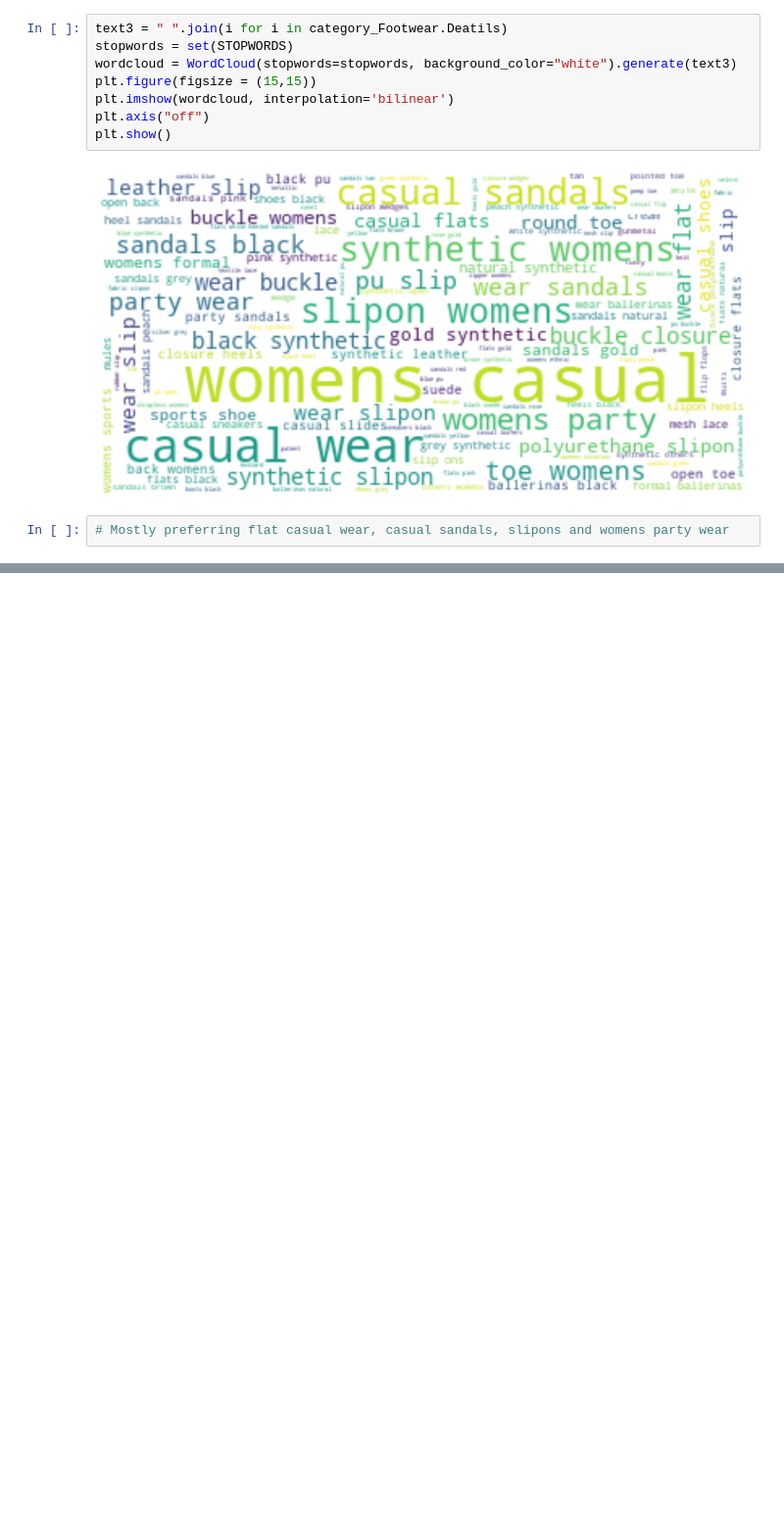
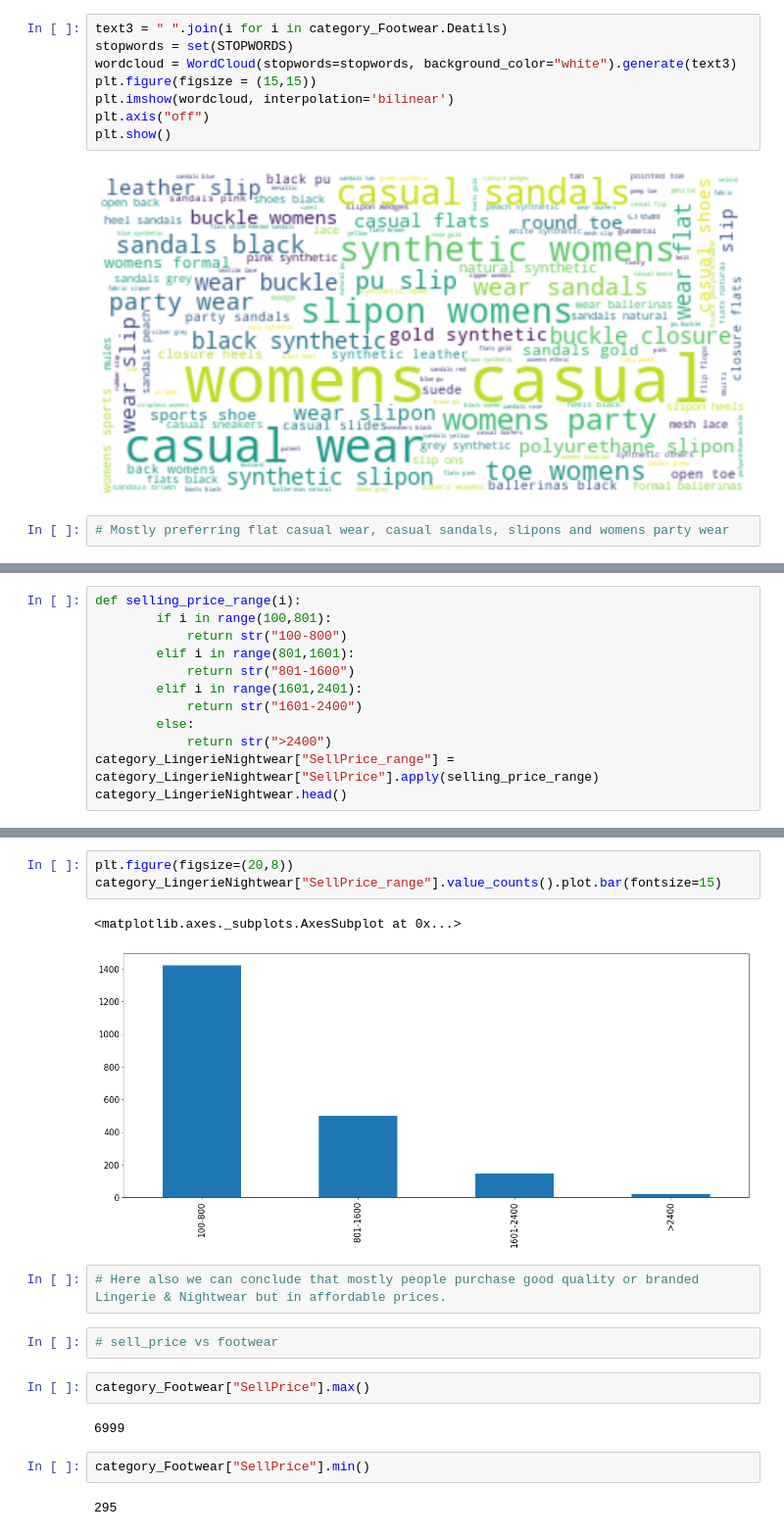
Before and after one commit to Sanjayme049/EDA, a Jupyter notebook: DataSet_Practice_1.ipynb, the cells around one changed output, grey strips where cells are left out. Shown at 98% size. Saved outputs shown, nothing was run; the diff lists cells and outputs as text; blank space fills up the shorter version.

```diff
--- a/DataSet_Practice_1.ipynb
+++ b/DataSet_Practice_1.ipynb
@@ -617,0 +766,12 @@ plt.show()
+# %%
+def selling_price_range(i):
+        if i in range(100,801):
+            return str("100-800")
+        elif i in range(801,1601):
+            return str("801-1600")
+        elif i in range(1601,2401):
+            return str("1601-2400")
+        else:
+            return str(">2400")
+category_LingerieNightwear["SellPrice_range"] = category_LingerieNightwear["SellPrice"].apply(selling_price_range)
+category_LingerieNightwear.head()
@@ -617,0 +793,18 @@ plt.show()
+# %%
+plt.figure(figsize=(20,8))
+category_LingerieNightwear["SellPrice_range"].value_counts().plot.bar(fontsize=15)
+# %% [output]
+<matplotlib.axes._subplots.AxesSubplot at 0x...>
+[figure, added]
+# %%
+# Here also we can conclude that mostly people purchase good quality or branded Lingerie & Nightwear but in affordable prices.
+# %%
+# sell_price vs footwear
+# %%
+category_Footwear["SellPrice"].max()
+# %% [output]
+6999
+# %%
+category_Footwear["SellPrice"].min()
+# %% [output]
+295
```
Also changed, not shown: parts of 35 cells of this notebook.
